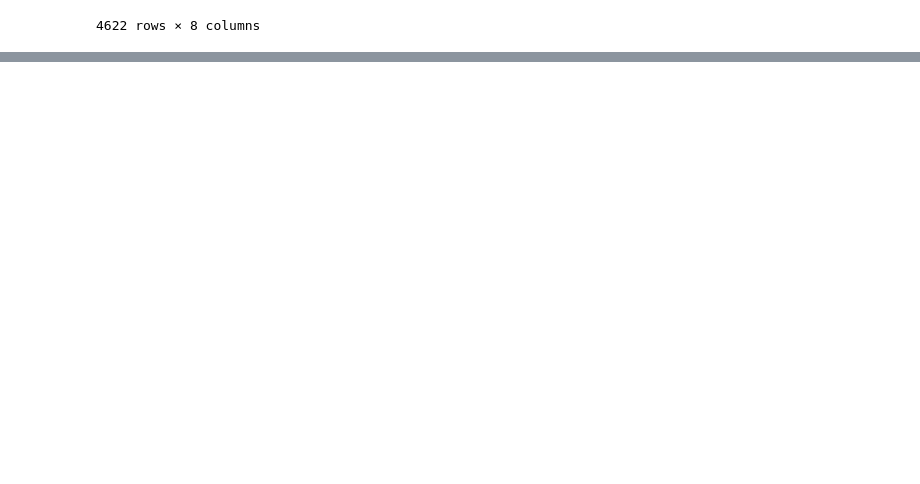
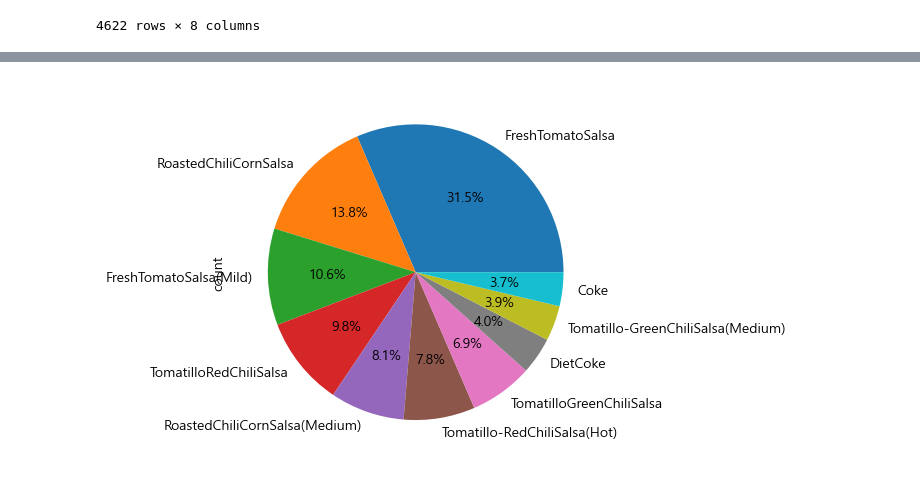
Before and after one commit to KimHyoJun99/LIKELION_AI, a Jupyter notebook: Data_TIL/Practice/chipotle.ipynb, the cells around one changed output, grey strips where cells are left out. Saved outputs shown, nothing was run; the diff lists cells and outputs as text; code cells hidden in the pictures; blank space fills up the shorter version.

```diff
--- a/Data_TIL/Practice/chipotle.ipynb
+++ b/Data_TIL/Practice/chipotle.ipynb
@@ -399,0 +439,4 @@ plt.show()
+# %%
+new_df_chipotle = pd.DataFrame(Top10_li, columns=['ingre', 'count'])
+new_df_chipotle.set_index('ingre', inplace=True)
+new_df_chipotle
@@ -399,0 +456,5 @@ plt.show()
+# %%
+new_df_chipotle["count"].plot.pie(autopct="%.1f%%")
+plt.show()
+# %% [output]
+[figure, added]
```
Also changed, not shown: parts of 19 cells of this notebook.
